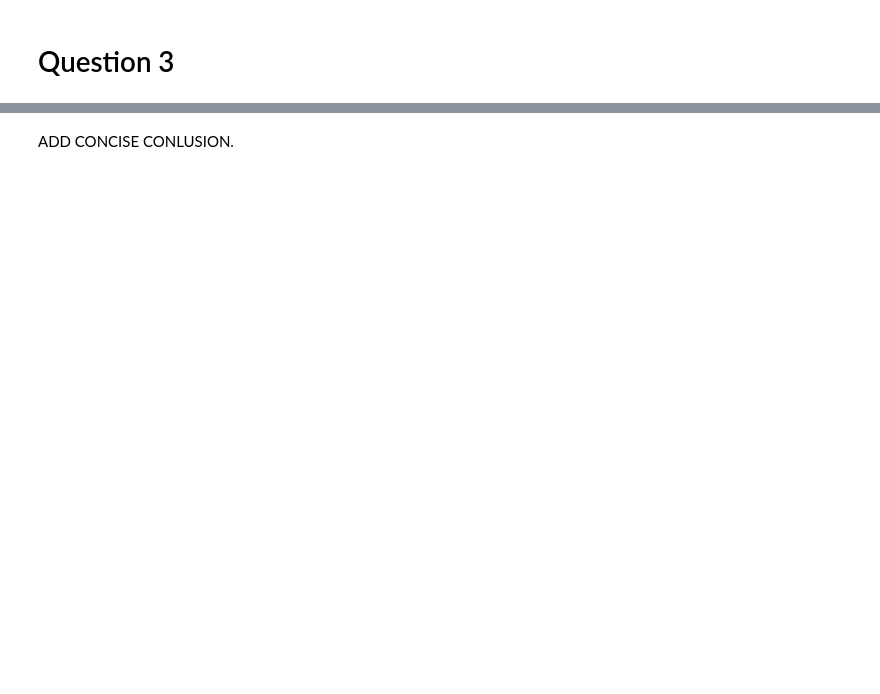
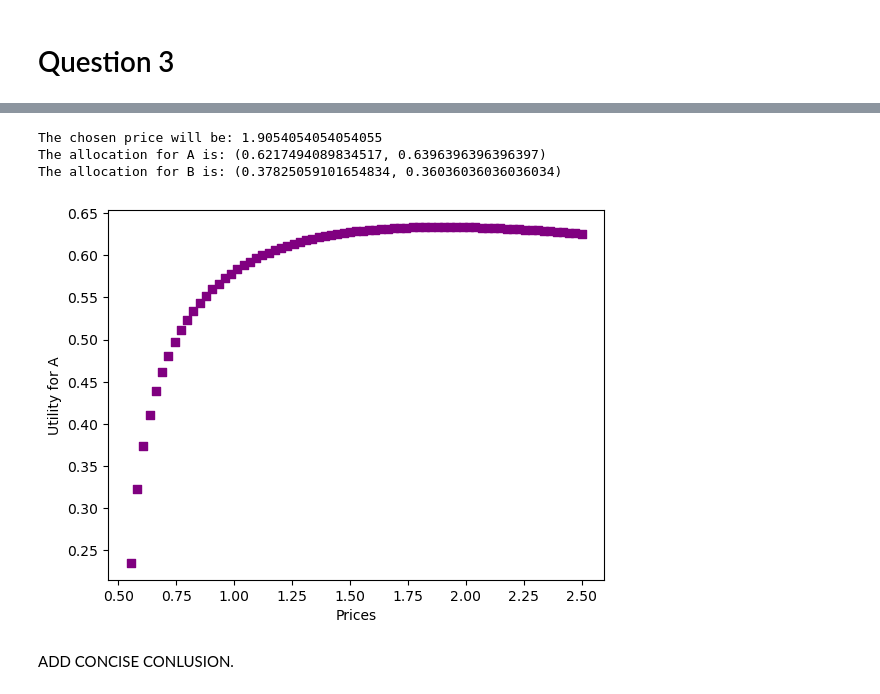
Before and after one commit to NumEconCopenhagen/projects-2024-anders-2-don-1, a Jupyter notebook: inauguralproject/inauguralproject.ipynb, the cells around one changed output, grey strips where cells are left out. Drawn from its saved outputs; the diff is of its cells as text; code cells hidden in the pictures; blank space fills up the shorter version.

```diff
--- a/inauguralproject/inauguralproject.ipynb
+++ b/inauguralproject/inauguralproject.ipynb
@@ -134,2 +144,48 @@ print(optimal_price)
+# %%
+p_values = np.linspace(0.5, 2.5, N)
+utility_list_A = []
+
+for price in p_values:
+    x1B, x2B = economy.demand_B(price)
+    x1A, x2A = 1-x1B, 1-x2B
+    utilityA = economy.utility_A(x1A,x2A)
+    utility_list_A.append(utilityA)
+
+
+
+#Load the lists into numpy arrays
+p_values_array = np.array(p_values)
+utility_list_A_array = np.array(utility_list_A)
+
+
+# Create a Bolean mask for elements that are not 'na' (numpy.nan)
+feasible_utilities = ~np.isnan(utility_list_A_array)
+
+# Apply the mask for our numpy arrays
+
+filtered_utilities = utility_list_A_array[feasible_utilities]
+filtered_p_values = p_values_array[feasible_utilities]
+
+# Here we find the maximizing utility
+max_utility_index = np.argmax(filtered_utilities)
+
+
+optimal_price = filtered_p_values[max_utility_index]
+Allocation_x1B, Allocation_x2B = economy.demand_B(optimal_price)
+Allocation_x1A, Allocation_x2A = 1-Allocation_x1B, 1-Allocation_x2B
+
+print(f'The chosen price will be: {optimal_price}')
+print(f'The allocation for A is: ({Allocation_x1A}, {Allocation_x2A})')
+print(f'The allocation for B is: ({Allocation_x1B}, {Allocation_x2B})')
+
+#plt.scatter(p_values, utility_list_A, marker='s', color=maincolor)
+#plt.xlabel('Prices')
+#plt.ylabel('Utility for A')
+#plt.show()
+# %% [output]
+The chosen price will be: 1.9054054054054055
+The allocation for A is: (0.6217494089834517, 0.6396396396396397)
+The allocation for B is: (0.37825059101654834, 0.36036036036036034)
+[figure, added]
 # %% [markdown]
 ADD CONCISE CONLUSION.
```
Also changed, not shown: parts of 12 cells of this notebook.
